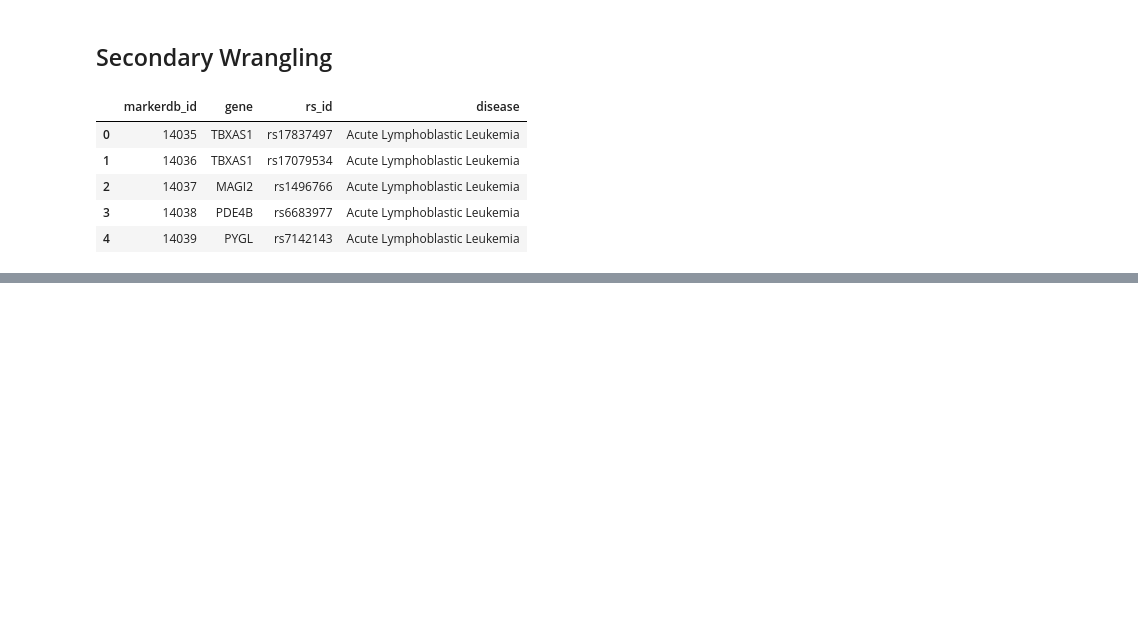
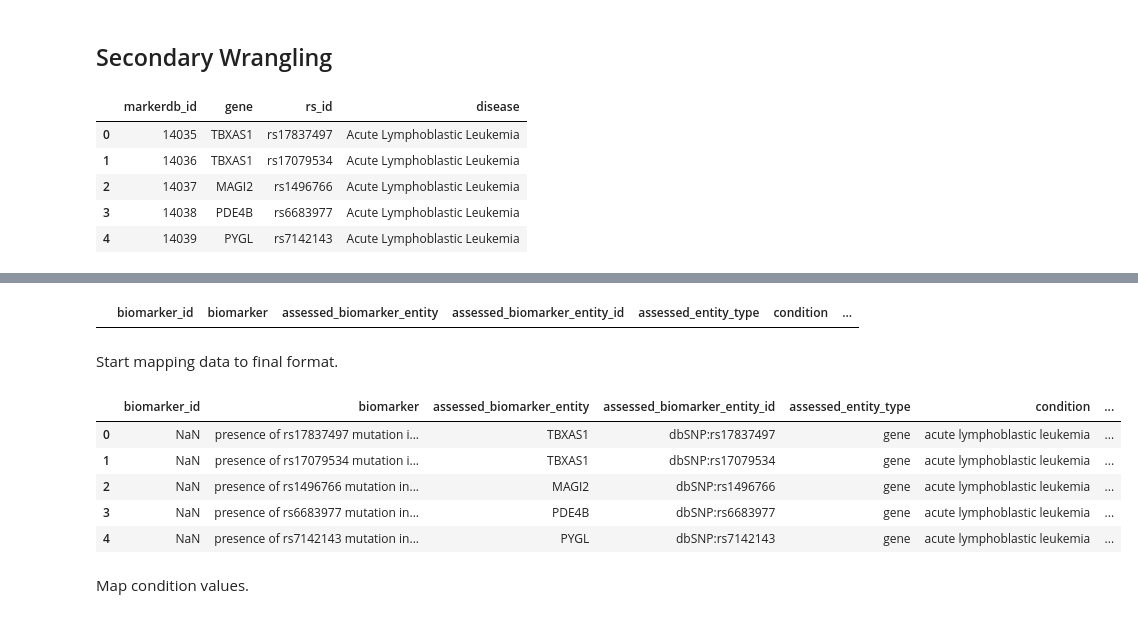
Before and after one commit to clinical-biomarkers/biomarker-partnership, a Jupyter notebook: src/markerdb.ipynb, the cells around one changed output, grey strips where cells are left out. Saved outputs shown, nothing was run; the diff lists cells and outputs as text; code cells hidden in the pictures; blank space fills up the shorter version.

```diff
--- a/src/markerdb.ipynb
+++ b/src/markerdb.ipynb
@@ -146,0 +203,27 @@ conditions_clean.head()
+# %%
+df = pd.DataFrame(columns = tcf.TSV_HEADERS)
+df.head()
+# %% [output]
+|  | biomarker_id | biomarker | assessed_biomarker_entity | assessed_biomarker_entity_id | assessed_entity_type | condition | ... |
+# %% [markdown]
+Start mapping data to final format.
+# %%
+df['assessed_biomarker_entity'] = markerdb_processed['gene']
+df['biomarker'] = 'presence of ' + markerdb_processed['rs_id'].astype(str) + ' mutation in ' + df['assessed_biomarker_entity'].astype(str)
+df['assessed_biomarker_entity_id'] = 'dbSNP:' + markerdb_processed['rs_id'].astype(str)
+df['assessed_entity_type'] = 'gene'
+df['condition'] = markerdb_processed['disease'].str.strip().str.lower()
+df['best_biomarker_role'] = 'risk'
+df['evidence_source'] = 'MarkerDB:' + markerdb_processed['markerdb_id'].astype(str)
+df['tag'] = 'biomarker;assessed_biomarker_entity_id;assessed_biomarker_entity;specimen;condition'
+
+df.head()
+# %% [output]
+|  | biomarker_id | biomarker | assessed_biomarker_entity | assessed_biomarker_entity_id | assessed_entity_type | condition | ... |
+| 0 | NaN | presence of rs17837497 mutation i... | TBXAS1 | dbSNP:rs17837497 | gene | acute lymphoblastic leukemia | ... |
+| 1 | NaN | presence of rs17079534 mutation i... | TBXAS1 | dbSNP:rs17079534 | gene | acute lymphoblastic leukemia | ... |
+| 2 | NaN | presence of rs1496766 mutation in... | MAGI2 | dbSNP:rs1496766 | gene | acute lymphoblastic leukemia | ... |
+| 3 | NaN | presence of rs6683977 mutation in... | PDE4B | dbSNP:rs6683977 | gene | acute lymphoblastic leukemia | ... |
+| 4 | NaN | presence of rs7142143 mutation in... | PYGL | dbSNP:rs7142143 | gene | acute lymphoblastic leukemia | ... |
+# %% [markdown]
+Map condition values.
```
Also changed, not shown: parts of 16 cells of this notebook.
